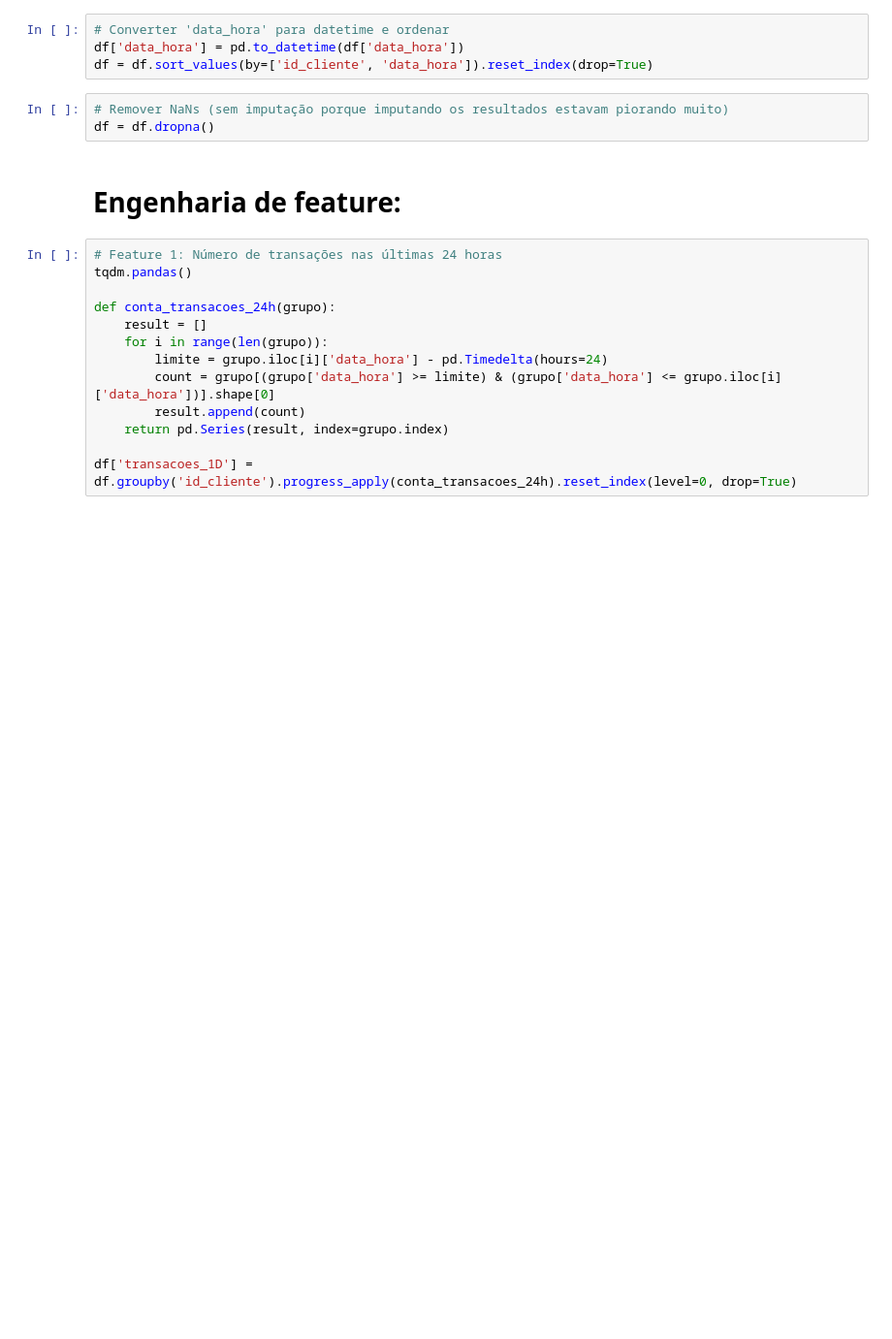
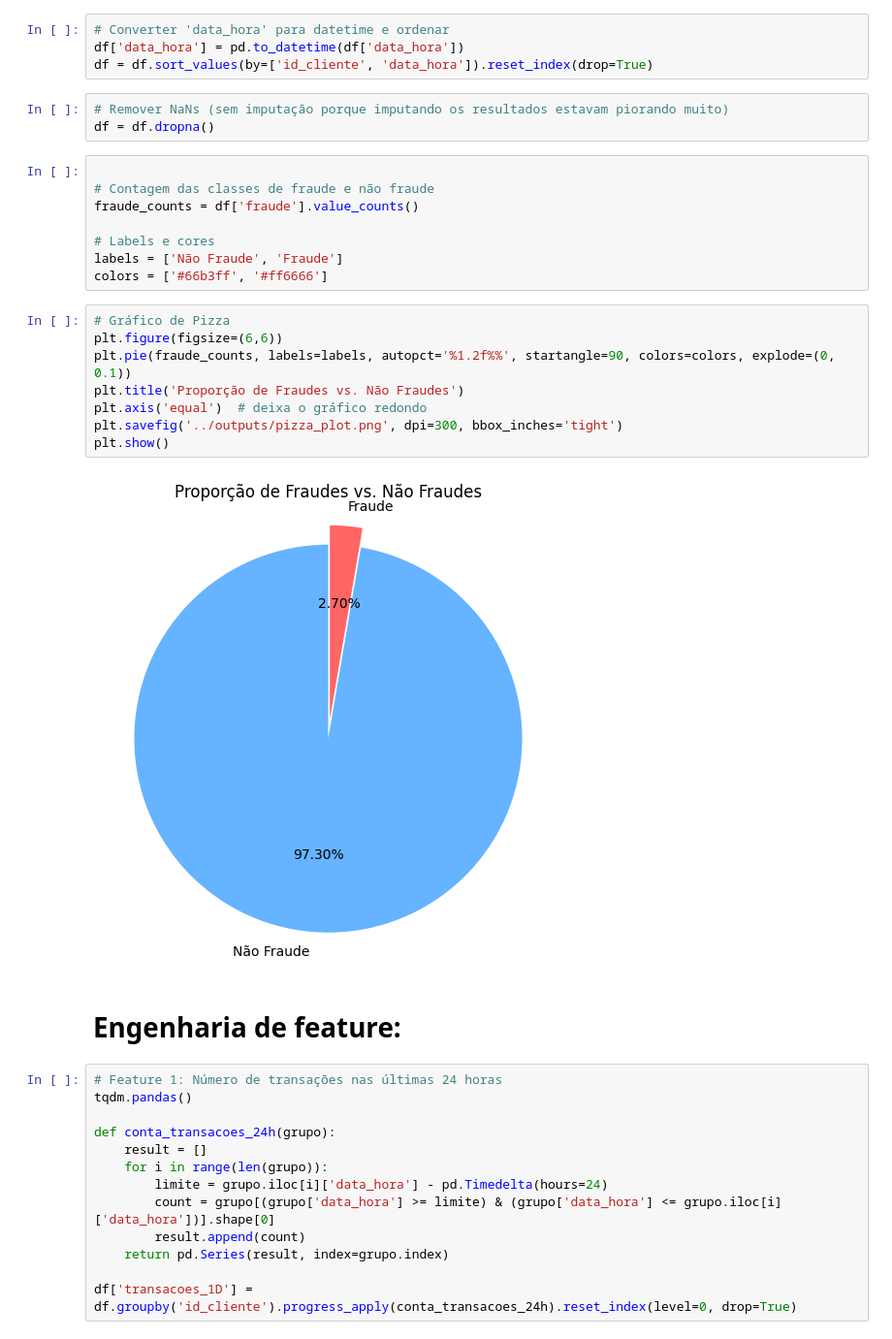
Before and after one commit to ana2508/fraudes, a Jupyter notebook: notebooks/desafio.ipynb, the cells around one changed output. Shown at 97% size. Saved outputs shown, nothing was run; the diff lists cells and outputs as text; blank space fills up the shorter version.

```diff
--- a/notebooks/desafio.ipynb
+++ b/notebooks/desafio.ipynb
@@ -20,6 +20,24 @@ df = df.sort_values(by=['id_cliente', 'data_hora']).reset_index(drop=True)
 # %%
 # Remover NaNs (sem imputação porque imputando os resultados estavam piorando muito)
 df = df.dropna()
+# %%
+
+# Contagem das classes de fraude e não fraude
+fraude_counts = df['fraude'].value_counts()
+
+# Labels e cores
+labels = ['Não Fraude', 'Fraude']
+colors = ['#66b3ff', '#ff6666']
+# %%
+# Gráfico de Pizza
+plt.figure(figsize=(6,6))
+plt.pie(fraude_counts, labels=labels, autopct='%1.2f%%', startangle=90, colors=colors, explode=(0, 0.1))
+plt.title('Proporção de Fraudes vs. Não Fraudes')
+plt.axis('equal')  # deixa o gráfico redondo
+plt.savefig('../outputs/pizza_plot.png', dpi=300, bbox_inches='tight')
+plt.show()
+# %% [output]
+[figure, added]
 # %% [markdown]
 # Engenharia de feature:
 # %%
```
